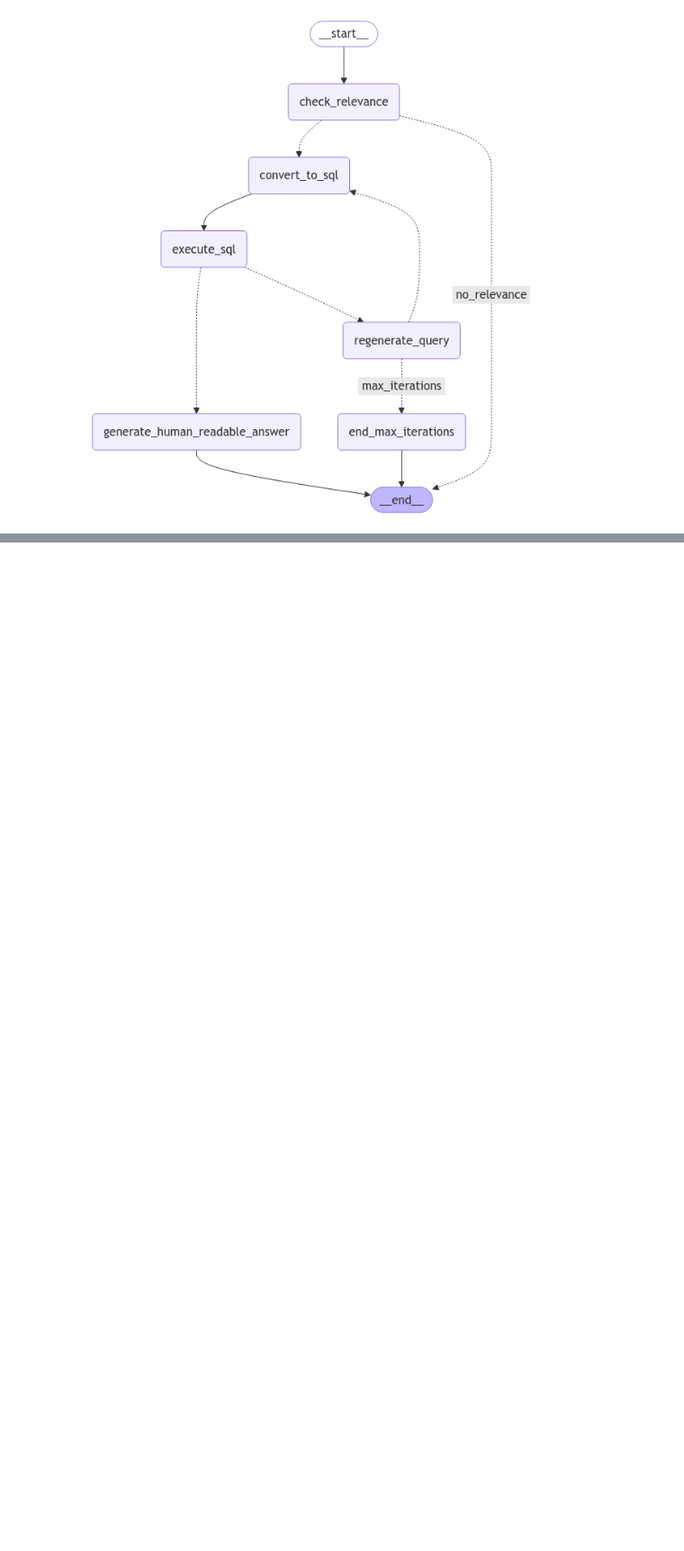
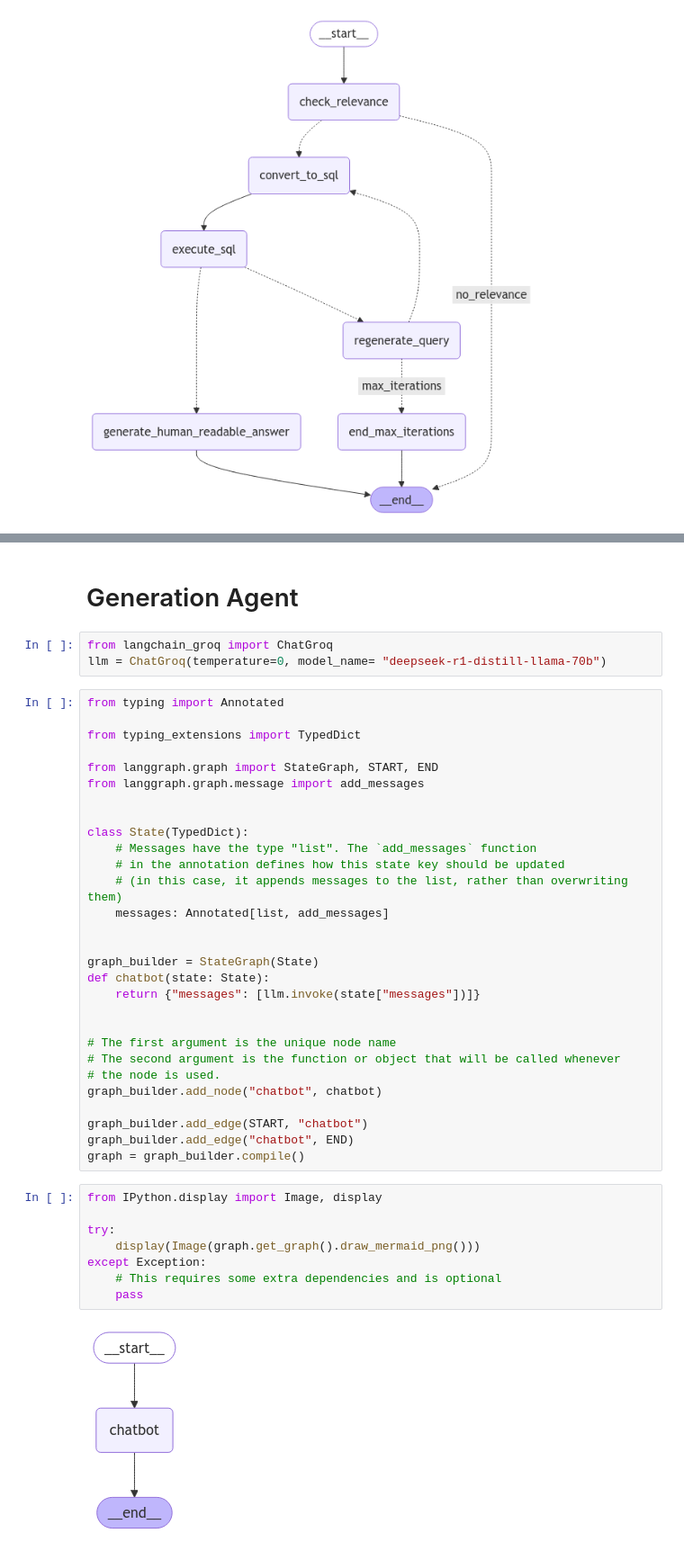
Before and after one commit to kstyle2198/agent_lab, a Jupyter notebook: 17_sql_agent_hr2.ipynb, the cells around one changed output, grey strips where cells are left out. Shown: that part at 90% size. Cells and saved outputs as stored; diff of their text form; blank space fills up the shorter version.

Commit message:
update sql agent

```diff
--- a/17_sql_agent_hr2.ipynb
+++ b/17_sql_agent_hr2.ipynb
@@ -519,0 +581,44 @@ question = "let me know the date that shows the highest salary of directors on M
+# %% [markdown]
+# Generation Agent
+# %%
+from langchain_groq import ChatGroq
+llm = ChatGroq(temperature=0, model_name= "deepseek-r1-distill-llama-70b")
+# %%
+from typing import Annotated
+
+from typing_extensions import TypedDict
+
+from langgraph.graph import StateGraph, START, END
+from langgraph.graph.message import add_messages
+
+
+class State(TypedDict):
+    # Messages have the type "list". The `add_messages` function
+    # in the annotation defines how this state key should be updated
+    # (in this case, it appends messages to the list, rather than overwriting them)
+    messages: Annotated[list, add_messages]
+
+
+graph_builder = StateGraph(State)
+def chatbot(state: State):
+    return {"messages": [llm.invoke(state["messages"])]}
+
+
+# The first argument is the unique node name
+# The second argument is the function or object that will be called whenever
+# the node is used.
+graph_builder.add_node("chatbot", chatbot)
+
+graph_builder.add_edge(START, "chatbot")
+graph_builder.add_edge("chatbot", END)
+graph = graph_builder.compile()
+# %%
+from IPython.display import Image, display
+
+try:
+    display(Image(graph.get_graph().draw_mermaid_png()))
+except Exception:
+    # This requires some extra dependencies and is optional
+    pass
+# %% [output]
+[figure, added]
```
Also changed, not shown: parts of 18 cells of this notebook, 9 other files.
